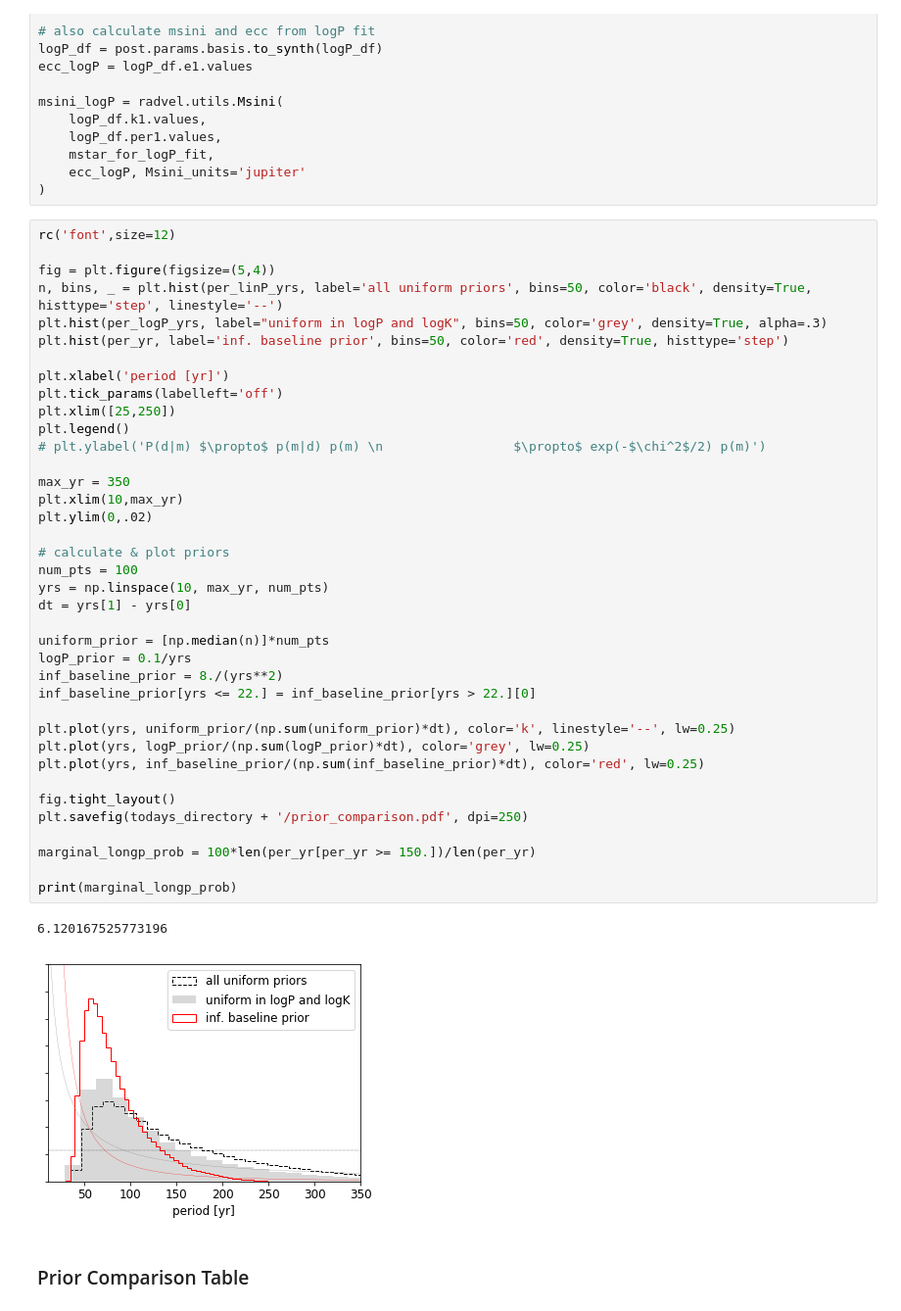
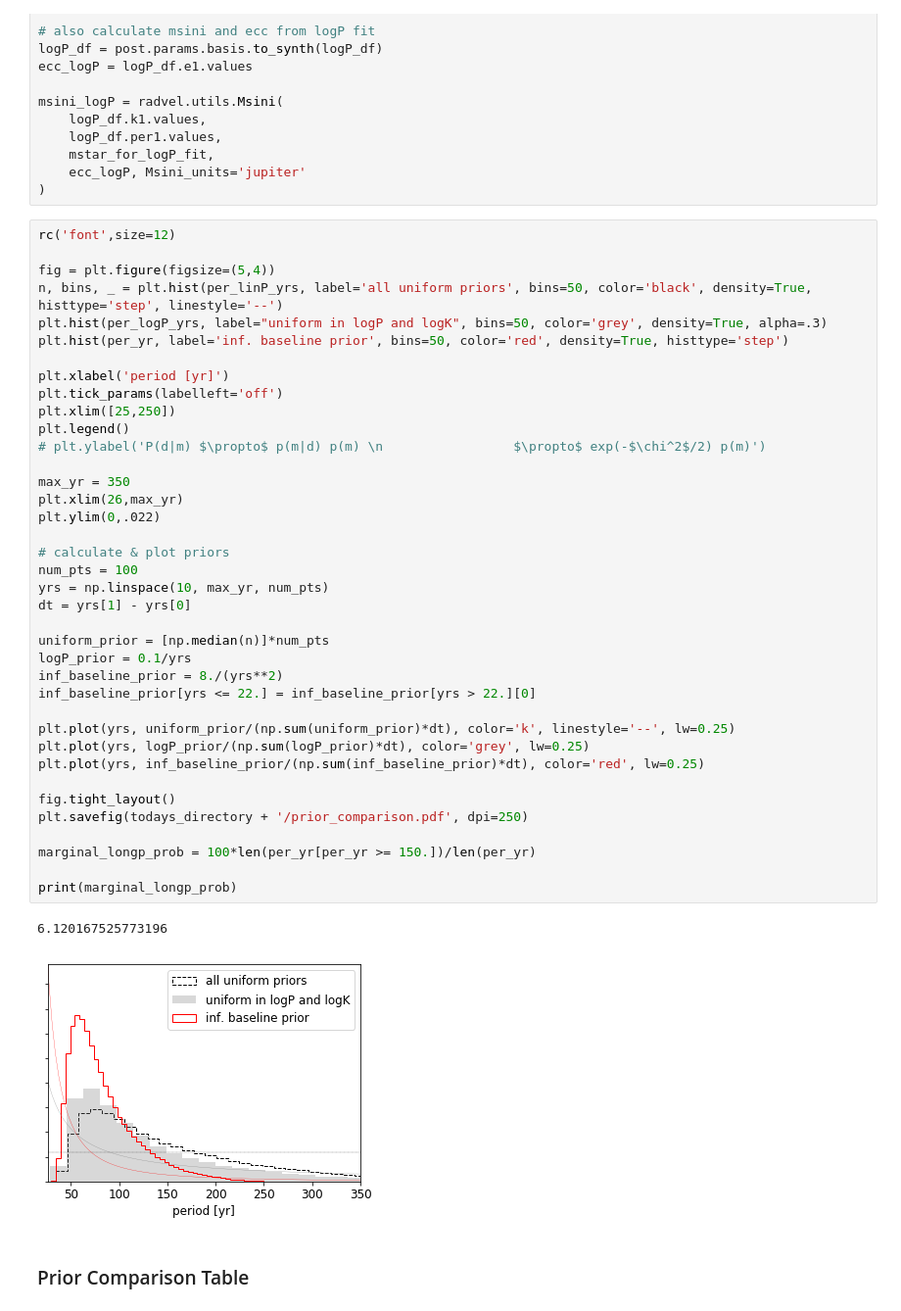
Before and after one commit to California-Planet-Search/planet-pi, a Jupyter notebook: 120066_plots+analysis.ipynb, the cells around one changed output. Shown at 98% size. Drawn from its saved outputs; the diff is of its cells as text.

Commit message:
a few last updates to tables & figures

```diff
--- a/120066_plots+analysis.ipynb
+++ b/120066_plots+analysis.ipynb
@@ -318,36 +318,36 @@ plt.hist(per_yr, label='inf. baseline prior', bins=50, color='red', density=True
 plt.xlabel('period [yr]')
 plt.tick_params(labelleft='off')
 plt.xlim([25,250])
 plt.legend()
 # plt.ylabel('P(d|m) $\propto$ p(m|d) p(m) \n                 $\propto$ exp(-$\chi^2$/2) p(m)')
 
 max_yr = 350
-plt.xlim(10,max_yr)
-plt.ylim(0,.02)
+plt.xlim(26,max_yr)
+plt.ylim(0,.022)
 
 # calculate & plot priors
 num_pts = 100
 yrs = np.linspace(10, max_yr, num_pts)
 dt = yrs[1] - yrs[0]
 
 uniform_prior = [np.median(n)]*num_pts
 logP_prior = 0.1/yrs
 inf_baseline_prior = 8./(yrs**2)
 inf_baseline_prior[yrs <= 22.] = inf_baseline_prior[yrs > 22.][0]
 
 plt.plot(yrs, uniform_prior/(np.sum(uniform_prior)*dt), color='k', linestyle='--', lw=0.25)
 plt.plot(yrs, logP_prior/(np.sum(logP_prior)*dt), color='grey', lw=0.25)
 plt.plot(yrs, inf_baseline_prior/(np.sum(inf_baseline_prior)*dt), color='red', lw=0.25)
 
 fig.tight_layout()
 plt.savefig(todays_directory + '/prior_comparison.pdf', dpi=250)
 
 marginal_longp_prob = 100*len(per_yr[per_yr >= 150.])/len(per_yr)
 
 print(marginal_longp_prob)
 # %% [output]
 6.120167525773196
-[figure, old version]
+[figure, new version]
 # %% [markdown]
 ### Prior Comparison Table
 # %%
```
Also changed, not shown: parts of 2 cells of this notebook, 6 other files.
